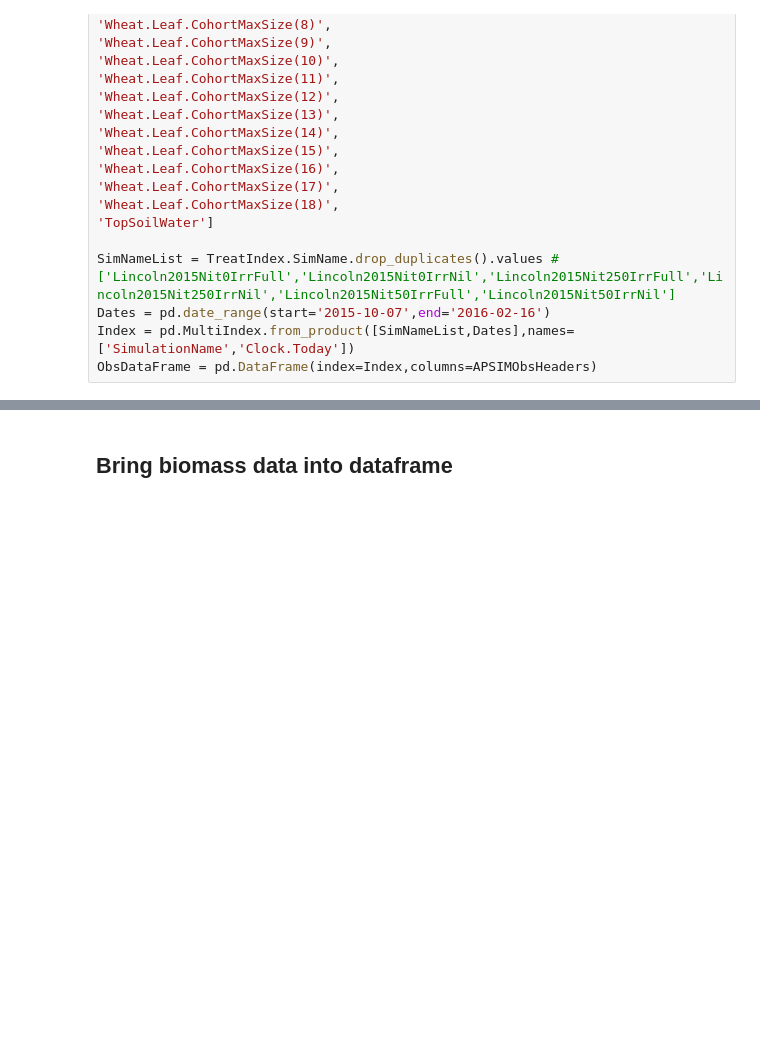
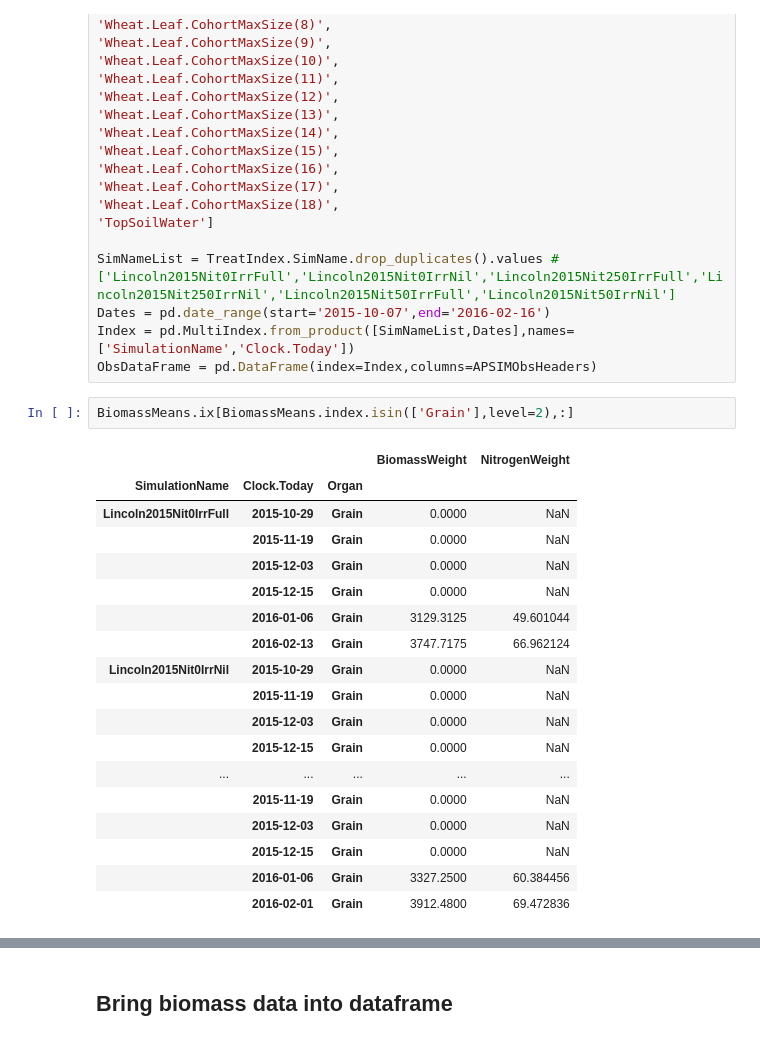
Before and after one commit to HamishBrownPFR/APSIMArbitrator, a Jupyter notebook: CreateAPSIMObservedFile.ipynb, the cells around one changed output, grey strips where cells are left out. Drawn from its saved outputs; the diff is of its cells as text; blank space fills up the shorter version.

```diff
--- a/CreateAPSIMObservedFile.ipynb
+++ b/CreateAPSIMObservedFile.ipynb
@@ -174,4 +174,25 @@ SimNameList = TreatIndex.SimName.drop_duplicates().values #['Lincoln2015Nit0IrrF
 Dates = pd.date_range(start='2015-10-07',end='2016-02-16')
 Index = pd.MultiIndex.from_product([SimNameList,Dates],names=['SimulationName','Clock.Today'])
 ObsDataFrame = pd.DataFrame(index=Index,columns=APSIMObsHeaders)
+# %%
+BiomassMeans.ix[BiomassMeans.index.isin(['Grain'],level=2),:]
+# %% [output]
+|  |  |  | BiomassWeight | NitrogenWeight |
+| SimulationName | Clock.Today | Organ |  |  |
+| Lincoln2015Nit0IrrFull | 2015-10-29 | Grain | 0.0000 | NaN |
+|  | 2015-11-19 | Grain | 0.0000 | NaN |
+|  | 2015-12-03 | Grain | 0.0000 | NaN |
+|  | 2015-12-15 | Grain | 0.0000 | NaN |
+|  | 2016-01-06 | Grain | 3129.3125 | 49.601044 |
+|  | 2016-02-13 | Grain | 3747.7175 | 66.962124 |
+| Lincoln2015Nit0IrrNil | 2015-10-29 | Grain | 0.0000 | NaN |
+|  | 2015-11-19 | Grain | 0.0000 | NaN |
+|  | 2015-12-03 | Grain | 0.0000 | NaN |
+|  | 2015-12-15 | Grain | 0.0000 | NaN |
+| ... | ... | ... | ... | ... |
+|  | 2015-11-19 | Grain | 0.0000 | NaN |
+|  | 2015-12-03 | Grain | 0.0000 | NaN |
+|  | 2015-12-15 | Grain | 0.0000 | NaN |
+|  | 2016-01-06 | Grain | 3327.2500 | 60.384456 |
+|  | 2016-02-01 | Grain | 3912.4800 | 69.472836 |
 # %%
```
Also changed, not shown: parts of 4 cells of this notebook, 1 other file.
